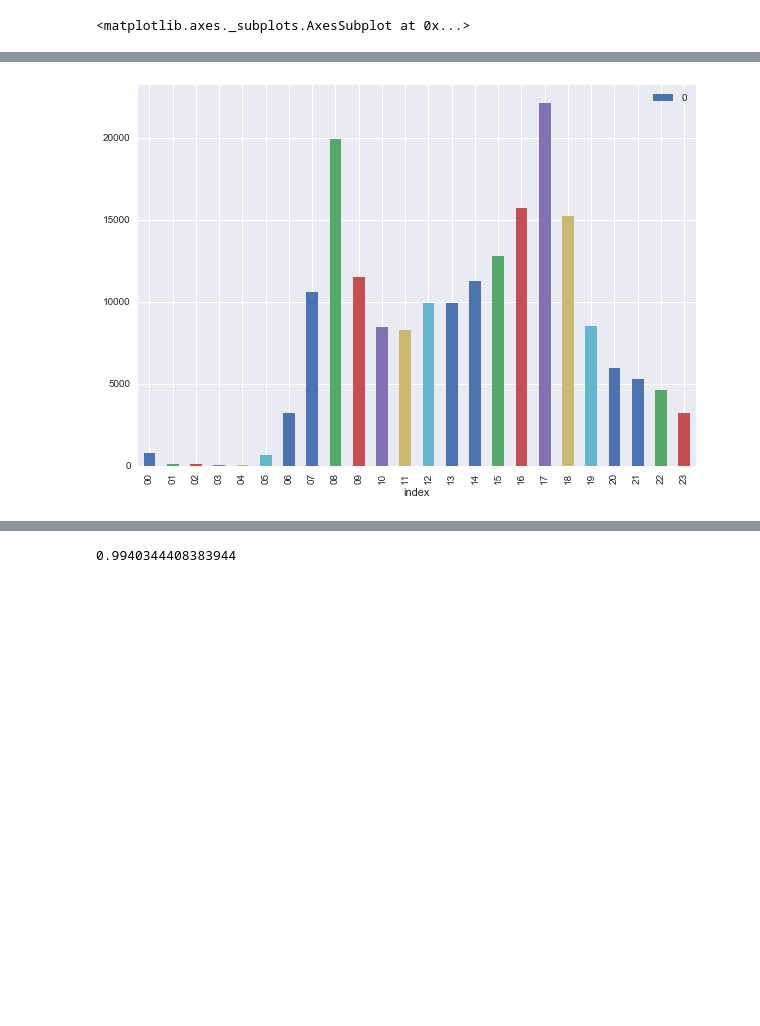
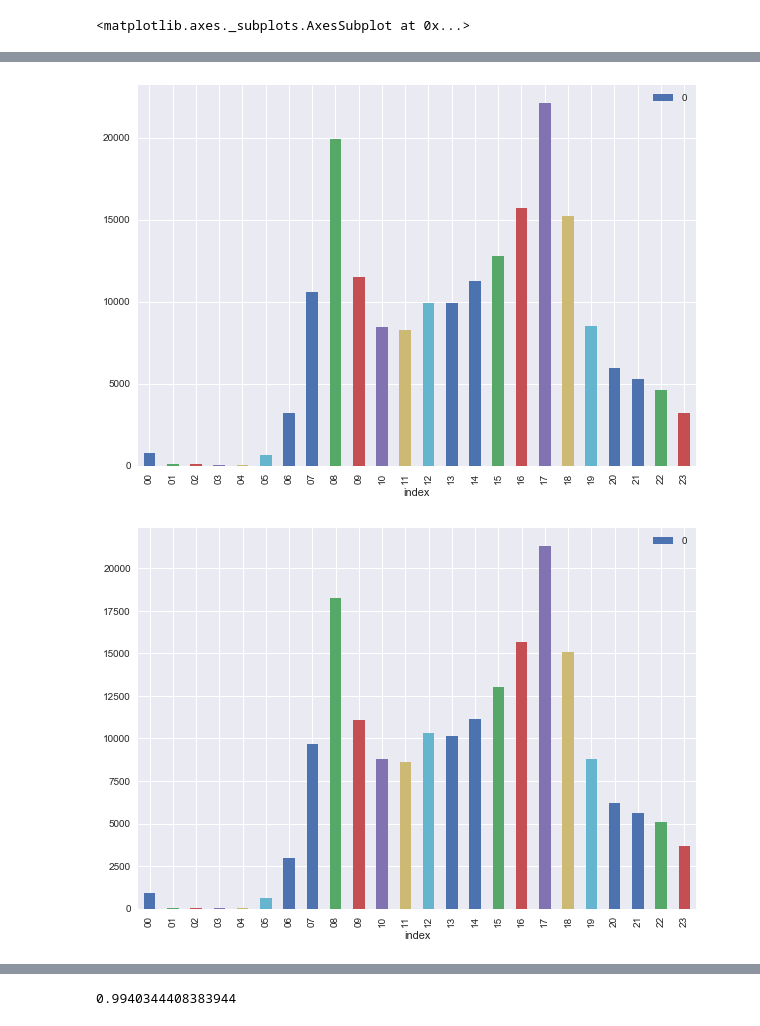
Before and after one commit to SophieEnsing/Thesis, a Jupyter notebook: Code/Data distribution analysis.ipynb, the cells around one changed output, grey strips where cells are left out. Drawn from its saved outputs; the diff is of its cells as text; code cells hidden in the pictures; blank space fills up the shorter version.

Commit message:
Edit data

```diff
--- a/Code/Data distribution analysis.ipynb
+++ b/Code/Data distribution analysis.ipynb
@@ -25,7 +25,10 @@ def plotdistribution(filename):
 # %%
 plotdistribution('../Data/dicts/o_ma.json')
 plotdistribution('../Data/dicts/o_di.json')
+plotdistribution('../Data/dicts/o_wo.json')
+plotdistribution('../Data/dicts/o_do.json')
 # %% [output]
 <matplotlib.axes._subplots.AxesSubplot at 0x...>
 [figure]
 [figure]
+[figure, added]
```
Also changed, not shown: parts of 2 cells of this notebook, 1 other file.
